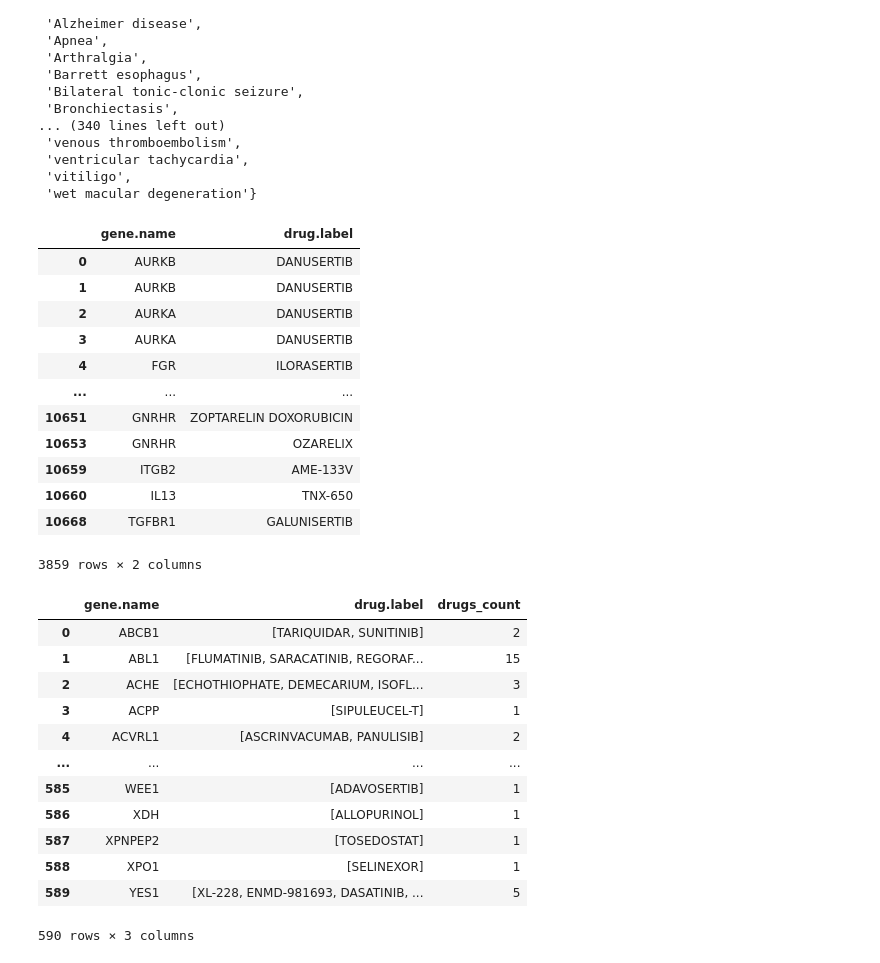
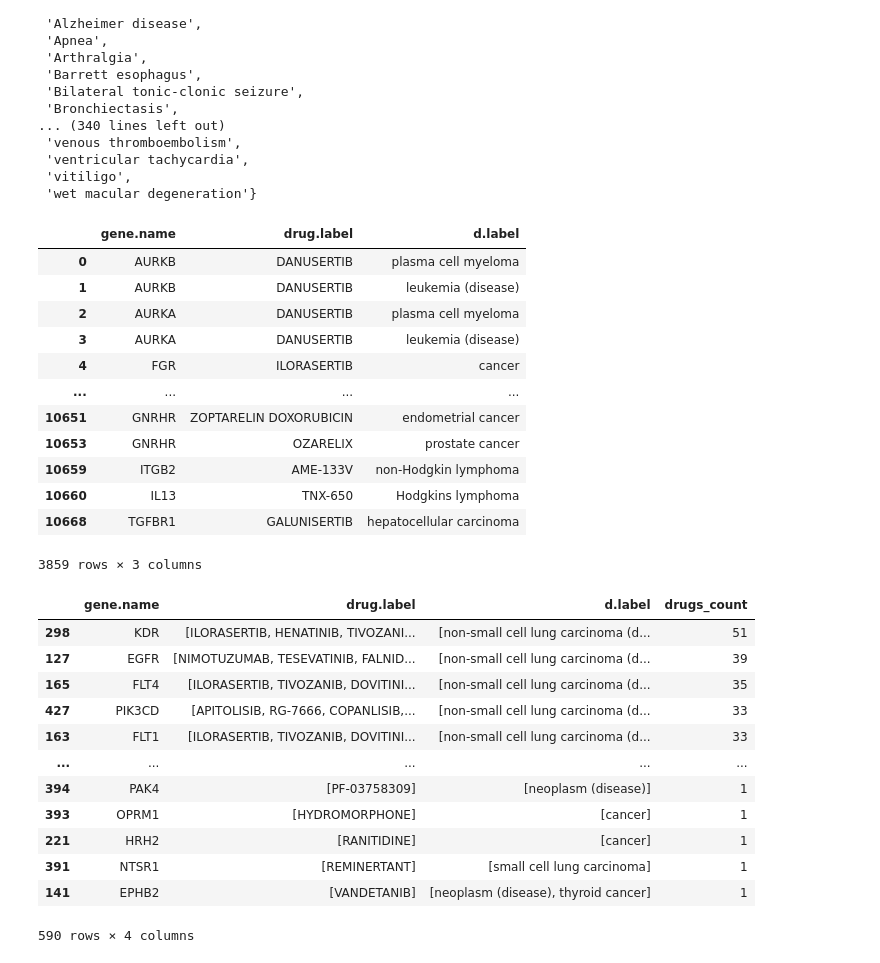
Before and after one commit to mvab/epigraphdb-breast-cancer, a Jupyter notebook: 5_breast_cancer_drug_targets_via_related_proteins.ipynb, the cells around one changed output. Saved outputs shown, nothing was run; the diff lists cells and outputs as text; code cells hidden in the pictures.

Commit message:
explore pathway from related genes to drug targets in the pathway

```diff
--- a/5_breast_cancer_drug_targets_via_related_proteins.ipynb
+++ b/5_breast_cancer_drug_targets_via_related_proteins.ipynb
@@ -197,43 +177,48 @@ set(df2[df2['is_it_cancer']=='no']['d.label'])
  'vitiligo',
  'wet macular degeneration'}
 # %%
-df3= df2[df2['is_it_cancer']=='yes'][['gene.name', 'drug.label']]
+# subset to genes that are cancer drug tagets
+df3= df2[df2['is_it_cancer']=='yes'][['gene.name', 'drug.label', 'd.label']]
 df3
+#df3.to_csv("query_results/tmp2.tsv", sep="\t", index=False)
 # %% [output]
-|  | gene.name | drug.label |
-| 0 | AURKB | DANUSERTIB |
-| 1 | AURKB | DANUSERTIB |
-| 2 | AURKA | DANUSERTIB |
-| 3 | AURKA | DANUSERTIB |
-| 4 | FGR | ILORASERTIB |
-| ... | ... | ... |
-| 10651 | GNRHR | ZOPTARELIN DOXORUBICIN |
-| 10653 | GNRHR | OZARELIX |
-| 10659 | ITGB2 | AME-133V |
-| 10660 | IL13 | TNX-650 |
-| 10668 | TGFBR1 | GALUNISERTIB |
+|  | gene.name | drug.label | d.label |
+| 0 | AURKB | DANUSERTIB | plasma cell myeloma |
+| 1 | AURKB | DANUSERTIB | leukemia (disease) |
+| 2 | AURKA | DANUSERTIB | plasma cell myeloma |
+| 3 | AURKA | DANUSERTIB | leukemia (disease) |
+| 4 | FGR | ILORASERTIB | cancer |
+| ... | ... | ... | ... |
+| 10651 | GNRHR | ZOPTARELIN DOXORUBICIN | endometrial cancer |
+| 10653 | GNRHR | OZARELIX | prostate cancer |
+| 10659 | ITGB2 | AME-133V | non-Hodgkin lymphoma |
+| 10660 | IL13 | TNX-650 | Hodgkins lymphoma |
+| 10668 | TGFBR1 | GALUNISERTIB | hepatocellular carcinoma |
-3859 rows × 2 columns
+3859 rows × 3 columns
 # %%
+# count number of drug tagets
 df4 = (df3.groupby(['gene.name'])
-      .agg({'drug.label': lambda x: list(set(x.tolist()))})
+      .agg({'drug.label': lambda x: list(set(x.tolist())), 'd.label': lambda x: list(set(x.tolist())) })
       .reset_index())
 
 df4['drugs_count']  = df4['drug.label'].str.len()
-df4
+df4.sort_values('drugs_count', ascending=False)
+
+#df4.to_csv("query_results/tmp.tsv", sep="\t", index=False)
 # %% [output]
-|  | gene.name | drug.label | drugs_count |
-| 0 | ABCB1 | [TARIQUIDAR, SUNITINIB] | 2 |
-| 1 | ABL1 | [FLUMATINIB, SARACATINIB, REGORAF... | 15 |
-| 2 | ACHE | [ECHOTHIOPHATE, DEMECARIUM, ISOFL... | 3 |
-| 3 | ACPP | [SIPULEUCEL-T] | 1 |
-| 4 | ACVRL1 | [ASCRINVACUMAB, PANULISIB] | 2 |
-| ... | ... | ... | ... |
-| 585 | WEE1 | [ADAVOSERTIB] | 1 |
-| 586 | XDH | [ALLOPURINOL] | 1 |
-| 587 | XPNPEP2 | [TOSEDOSTAT] | 1 |
-| 588 | XPO1 | [SELINEXOR] | 1 |
-| 589 | YES1 | [XL-228, ENMD-981693, DASATINIB, ... | 5 |
+|  | gene.name | drug.label | d.label | drugs_count |
+| 298 | KDR | [ILORASERTIB, HENATINIB, TIVOZANI... | [non-small cell lung carcinoma (d... | 51 |
+| 127 | EGFR | [NIMOTUZUMAB, TESEVATINIB, FALNID... | [non-small cell lung carcinoma (d... | 39 |
+| 165 | FLT4 | [ILORASERTIB, TIVOZANIB, DOVITINI... | [non-small cell lung carcinoma (d... | 35 |
+| 427 | PIK3CD | [APITOLISIB, RG-7666, COPANLISIB,... | [non-small cell lung carcinoma (d... | 33 |
+| 163 | FLT1 | [ILORASERTIB, TIVOZANIB, DOVITINI... | [non-small cell lung carcinoma (d... | 33 |
+| ... | ... | ... | ... | ... |
+| 394 | PAK4 | [PF-03758309] | [neoplasm (disease)] | 1 |
+| 393 | OPRM1 | [HYDROMORPHONE] | [cancer] | 1 |
+| 221 | HRH2 | [RANITIDINE] | [cancer] | 1 |
+| 391 | NTSR1 | [REMINERTANT] | [small cell lung carcinoma] | 1 |
+| 141 | EPHB2 | [VANDETANIB] | [neoplasm (disease), thyroid cancer] | 1 |
-590 rows × 3 columns
+590 rows × 4 columns
 # %%
 df_genes_to_genes
 # %% [output]
```
Also changed, not shown: parts of 25 cells of this notebook, 3 other files.
